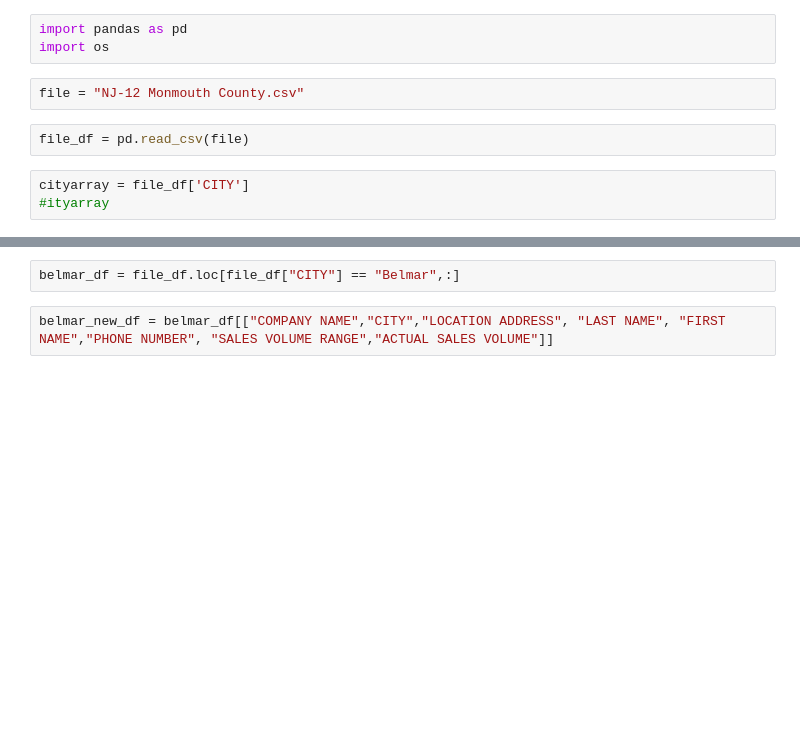
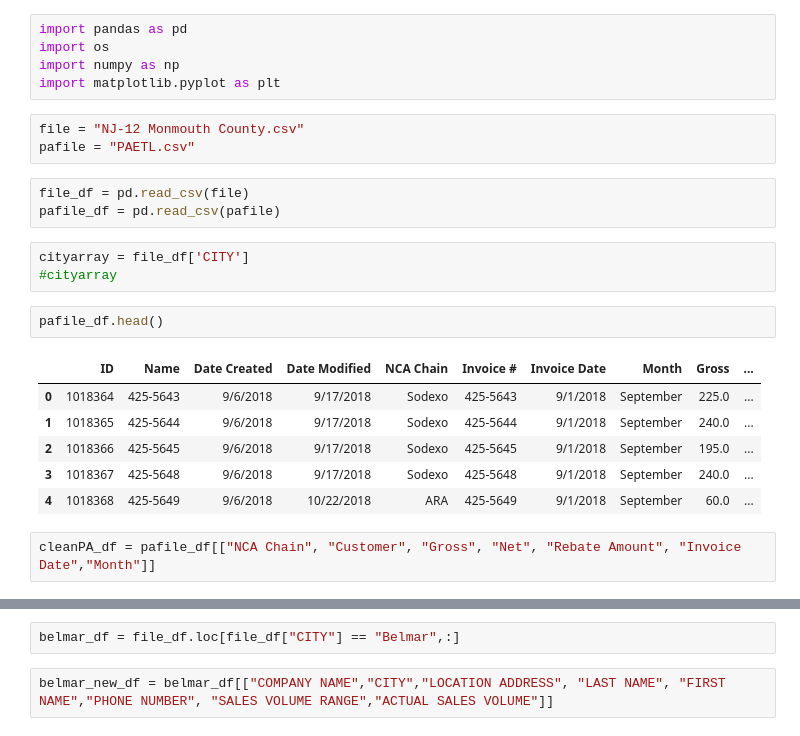
Before and after one commit to doradojt/Filta, a Jupyter notebook: FiltaAnalysis/.ipynb, the cells around one changed output, grey strips where cells are left out. Drawn from its saved outputs; the diff is of its cells as text; blank space fills up the shorter version.

```diff
--- a/FiltaAnalysis/.ipynb
+++ b/FiltaAnalysis/.ipynb
@@ -1,10 +1,25 @@
 # %%
 import pandas as pd
 import os
+import numpy as np
+import matplotlib.pyplot as plt
 # %%
 file = "NJ-12 Monmouth County.csv"
+pafile = "PAETL.csv"
 # %%
 file_df = pd.read_csv(file)
+pafile_df = pd.read_csv(pafile)
 # %%
 cityarray = file_df['CITY']
-#ityarray
+#cityarray
+# %%
+pafile_df.head()
+# %% [output]
+|  | ID | Name | Date Created | Date Modified | NCA Chain | Invoice # | Invoice Date | Month | Gross | ... |
+| 0 | 1018364 | 425-5643 | 9/6/2018 | 9/17/2018 | Sodexo | 425-5643 | 9/1/2018 | September | 225.0 | ... |
+| 1 | 1018365 | 425-5644 | 9/6/2018 | 9/17/2018 | Sodexo | 425-5644 | 9/1/2018 | September | 240.0 | ... |
+| 2 | 1018366 | 425-5645 | 9/6/2018 | 9/17/2018 | Sodexo | 425-5645 | 9/1/2018 | September | 195.0 | ... |
+| 3 | 1018367 | 425-5648 | 9/6/2018 | 9/17/2018 | Sodexo | 425-5648 | 9/1/2018 | September | 240.0 | ... |
+| 4 | 1018368 | 425-5649 | 9/6/2018 | 10/22/2018 | ARA | 425-5649 | 9/1/2018 | September | 60.0 | ... |
+# %%
+cleanPA_df = pafile_df[["NCA Chain", "Customer", "Gross", "Net", "Rebate Amount", "Invoice Date","Month"]]
```
Also changed, not shown: parts of 58 cells of this notebook, 5 other files.
